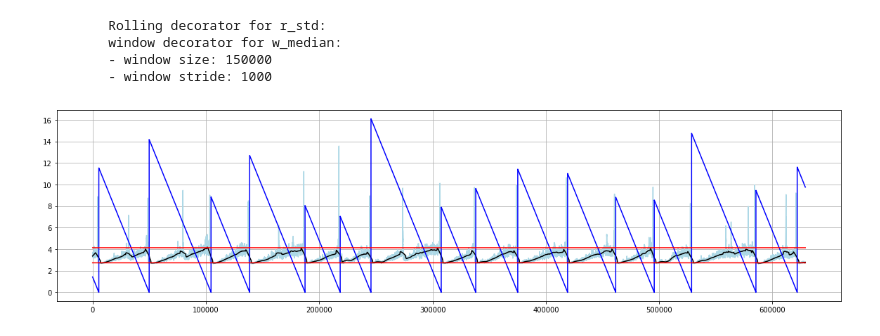
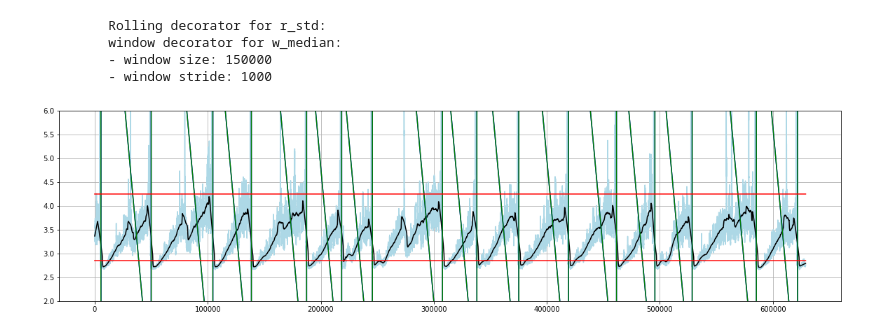
Before and after one commit to SIakovlev/LANL-Earthquake, a Jupyter notebook: src/drafts/e2.ipynb, the cells around one changed output. Cells and saved outputs as stored; diff of their text form; code cells hidden in the pictures.

```diff
--- a/src/drafts/e2.ipynb
+++ b/src/drafts/e2.ipynb
@@ -54,2 +35,2 @@ plt.show()
 # %%
-df = pd.read_hdf('../../data/train.h5', key='table')
+df = pd.read_hdf('../../data/e2/train_data.h5', key='table')
@@ -119,11 +84,12 @@ test_sample_val = Feature(test_sample['s'], '../../data/')\
 # %%
 plt.figure(figsize=(20, 5))
 plt.plot(med_std1000.values, 'lightblue')
 plt.plot(med_std1000_filtered.values, 'k')
 plt.plot(ttf.values, 'b')
+plt.plot(ttf.values, 'g')
 plt.plot((test_sample_val.values + 0.6) * np.ones(med_std1000_filtered.values.shape), 'r')
 plt.plot((test_sample_val.values - 0.8) * np.ones(med_std1000_filtered.values.shape), 'r')
-# plt.ylim([2, 6])
+plt.ylim([2, 6])
 plt.grid(True)
 # %% [output]
-[figure, old version]
+[figure, new version]
```
Also changed, not shown: parts of 10 cells of this notebook, 13 other files.
